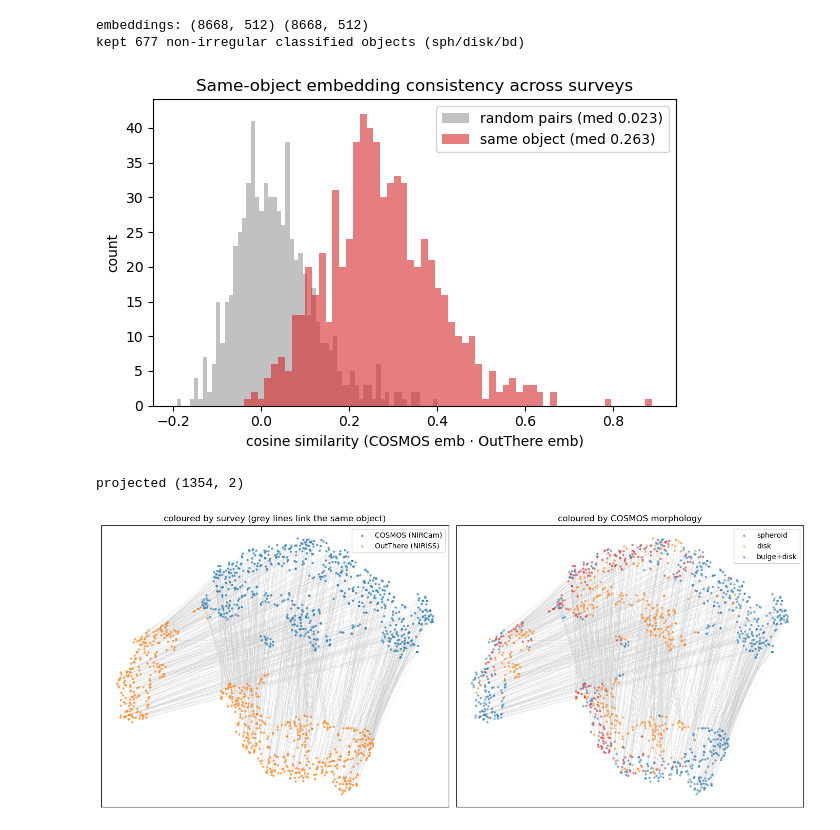
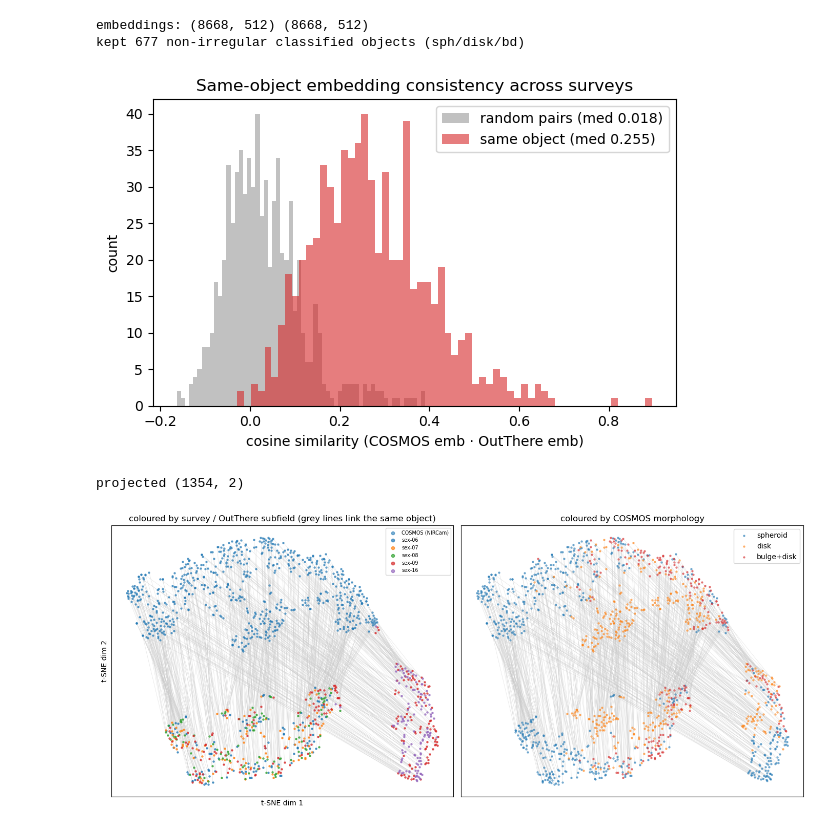
Before and after one commit to 2003cy/ssl_outthere, a Jupyter notebook: encoder_image/jwst_dino/benchmark/linearprobe/crossmatch_embeddings.ipynb, the cells around one changed output. Drawn from its saved outputs; the diff is of its cells as text; code cells hidden in the pictures.

Commit message:
update dino. metric visualization

```diff
--- a/encoder_image/jwst_dino/benchmark/linearprobe/crossmatch_embeddings.ipynb
+++ b/encoder_image/jwst_dino/benchmark/linearprobe/crossmatch_embeddings.ipynb
@@ -23,7 +23,7 @@ from crossmatch import crossmatch_indices, CutoutDataset, extract_embeddings
 from dataset import CLASS_NAMES
 
 ROOT   = '~/ssl_outthere/data/image'
-CKPT   = '/home/yacheng/ssl_outthere/encoder_image/jwst_dino/outputs/jwst_dino_ps6_st3/version_3/checkpoints/epoch=epoch=179-step=step=90000.ckpt'
+CKPT   = '/home/yacheng/ssl_outthere/encoder_image/jwst_dino/outputs/jwst_dino_ps6_st3/version_3/checkpoints/last.ckpt'
 MORPH  = '../../../../data/survey/cosmos_2025/COSMOSWeb_mastercatalog_v1_ml_morph.fits'
 TOL    = 0.5      # cross-match radius [arcsec]
 DEVICE = torch.device('cuda' if torch.cuda.is_available() else 'cpu')
@@ -72,7 +72,7 @@ plt.hist(paired, bins=60, alpha=0.6, label=f'same object (med {np.median(paired)
 plt.xlabel('cosine similarity (COSMOS emb · OutThere emb)'); plt.ylabel('count')
 plt.title('Same-object embedding consistency across surveys'); plt.legend(); plt.tight_layout(); plt.show()
 # %% [output]
-[figure, old version]
+[figure, new version]
 # %%
 # 4) joint 2D projection (PCA-50 -> t-SNE) of both surveys' embeddings
 from sklearn.decomposition import PCA
@@ -91,29 +91,42 @@ print('projected', Z.shape)
 projected (1354, 2)
 # %%
 
-# colour by survey (left, with faint same-object links) and by COSMOS morphology (right)
+# colour by survey/OutThere subfield (left, with faint same-object links) and by COSMOS morphology (right)
 from matplotlib.collections import LineCollection
 fig, ax = plt.subplots(1, 2, figsize=(14, 6))
 
 # faint lines linking each object's COSMOS <-> OutThere embedding (rows i and N+i = same object)
 segs = np.stack([Z[:N], Z[N:]], axis=1)        # (N, 2, 2)
 ax[0].add_collection(LineCollection(segs, colors='#cccccc', linewidths=0.5, alpha=0.5, zorder=0))
-for s, c, name in [(0, '#1f77b4', 'COSMOS (NIRCam)'), (1, '#ff7f0e', 'OutThere (NIRISS)')]:
-    m = survey == s
-    ax[0].scatter(Z[m, 0], Z[m, 1], s=5, alpha=0.6, color=c, label=name, zorder=2)
-ax[0].set_title('coloured by survey (grey lines link the same object)')
-ax[0].legend(); ax[0].set_xticks([]); ax[0].set_yticks([])
+
+# COSMOS: single colour
+mc = survey == 0
+ax[0].scatter(Z[mc, 0], Z[mc, 1], s=5, alpha=0.6, color='#1f77b4', label='COSMOS (NIRCam)', zorder=2)
+
+# OutThere: split by NIRISS subfield (out['tile'] subsampled the same way as the embeddings, via `sel`)
+out_field = np.asarray(out['tile'])[sel]                         # (N,) field name per OutThere point
+fields = sorted(set(out_field.tolist()))
+fcmap = plt.get_cmap('tab10')
+for j, fld in enumerate(fields):
+    fm = out_field == fld
+    name = fld.decode() if isinstance(fld, (bytes, bytearray)) else str(fld)
+    ax[0].scatter(Z[N:][fm, 0], Z[N:][fm, 1], s=5, alpha=0.7, color=fcmap(j), label=name, zorder=3)
+
+ax[0].set_xlabel('t-SNE dim 1'); ax[0].set_ylabel('t-SNE dim 2')
+ax[0].set_title('coloured by survey / OutThere subfield (grey lines link the same object)')
+ax[0].legend(fontsize=7, markerscale=2); ax[0].set_xticks([]); ax[0].set_yticks([])
 
 valid = morph_s != 999999
 cmap = plt.get_cmap('tab10')
 for k in sorted(set(morph_s[valid].tolist())):
     m = valid & (morph_s == k)
     ax[1].scatter(Z[m, 0], Z[m, 1], s=5, alpha=0.5, color=cmap(k), label=CLASS_NAMES.get(k, k))
 #also plot the connecting lines for the morphology-coloured plot
 segs = np.stack([Z[:N][valid[:N]], Z[N:][valid[N:]]], axis=1)        # (N, 2, 2)
 ax[1].add_collection(LineCollection(segs, colors='#cccccc', linewidths=0.5, alpha=0.5, zorder=0))
 
 ax[1].set_title('coloured by COSMOS morphology'); ax[1].legend(); ax[1].set_xticks([]); ax[1].set_yticks([])
-plt.tight_layout(); plt.savefig('crossmatch_embeddings.png', dpi=110); plt.show()
+plt.tight_layout()
+plt.show()
 # %% [output]
-[figure, old version]
+[figure, new version]
```
Also changed, not shown: parts of 1 cell of this notebook, 8 other files.
